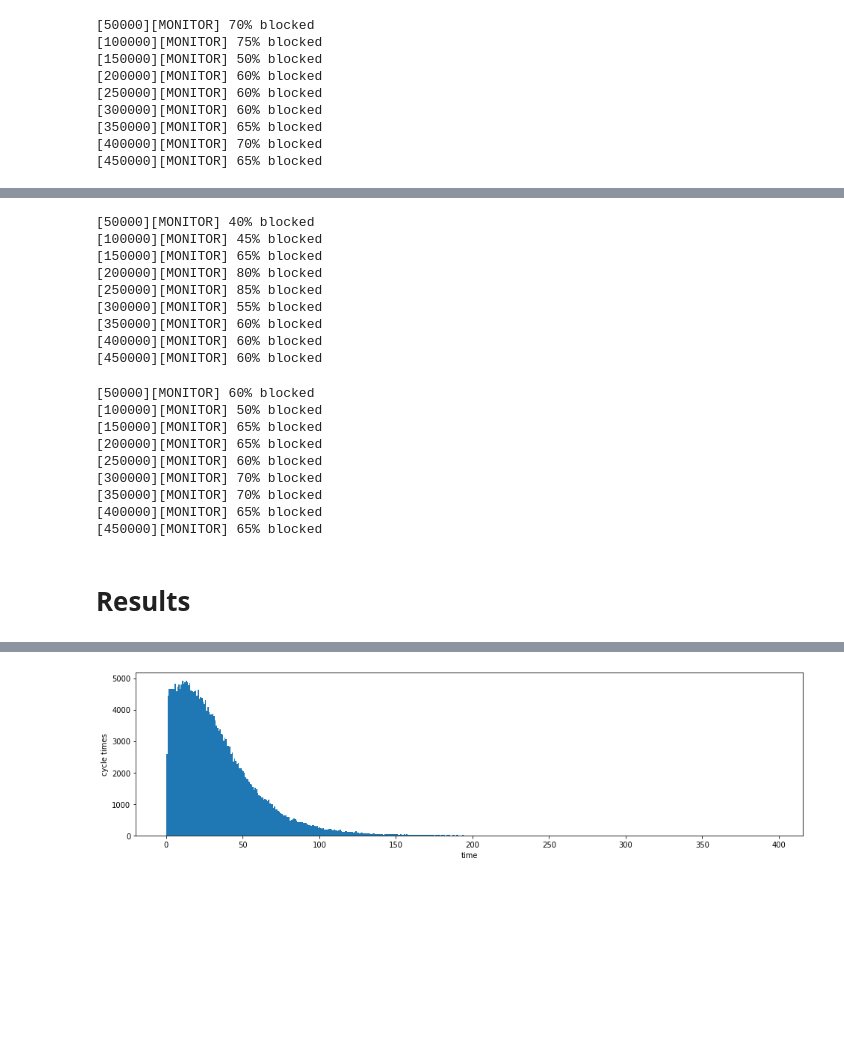
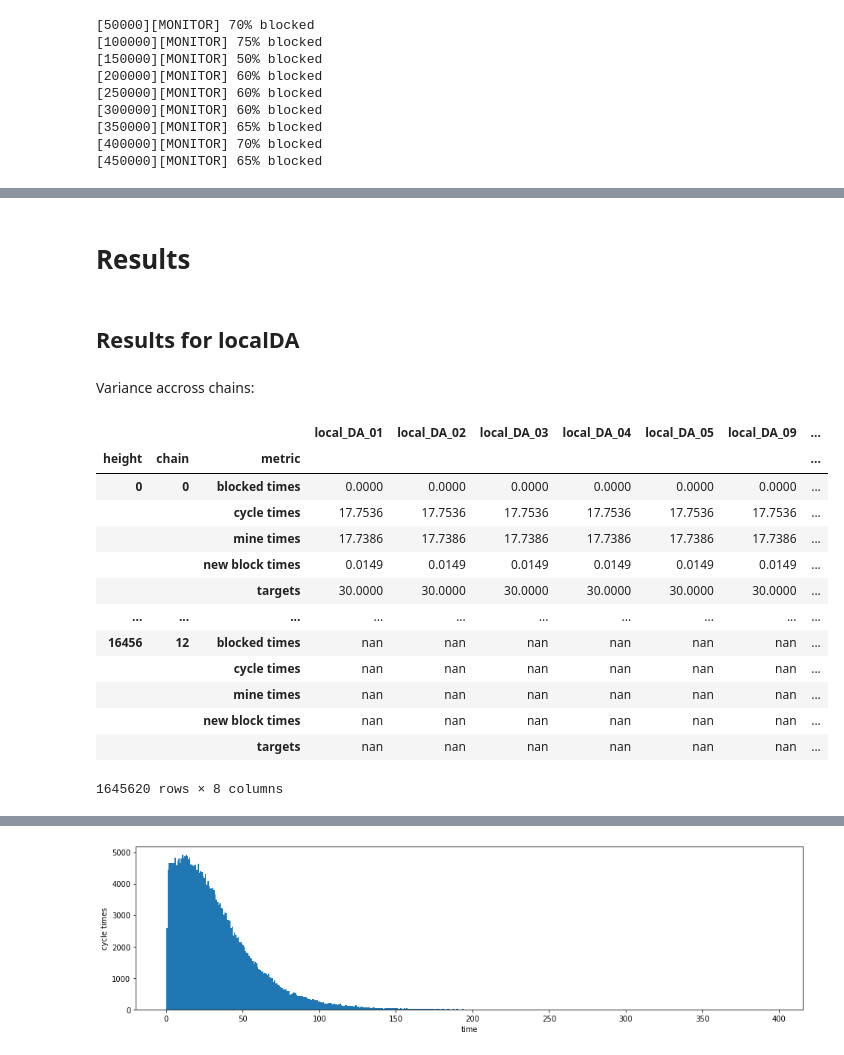
Before and after one commit to larskuhtz/ChainwebSimulations, a Jupyter notebook: DifficultyAdjustment.ipynb, the cells around one changed output, grey strips where cells are left out. Cells and saved outputs as stored; diff of their text form; code cells hidden in the pictures; blank space fills up the shorter version.

```diff
--- a/DifficultyAdjustment.ipynb
+++ b/DifficultyAdjustment.ipynb
@@ -584,37 +656,3 @@ cw = main(conf, 500000)
-# %%
-# Run standard config with AvgDA
-# * 1 hash function
-# * block time at .9 of solve time
-# * pact validation 0.02sec
-#
-cw = main(Config(AvgDA), 500000)
-# %% [output]
-[50000][MONITOR] 40% blocked
-[100000][MONITOR] 45% blocked
-[150000][MONITOR] 65% blocked
-[200000][MONITOR] 80% blocked
-[250000][MONITOR] 85% blocked
-[300000][MONITOR] 55% blocked
-[350000][MONITOR] 60% blocked
-[400000][MONITOR] 60% blocked
-[450000][MONITOR] 60% blocked
-# %%
-# Run standard config with ChainDA
-# * 1 hash function
-# * block time at .9 of solve time
-# * pact validation 0.02sec
-#
-cw = main(Config(ChainDA), 500000)
-# %% [output]
-[50000][MONITOR] 60% blocked
-[100000][MONITOR] 50% blocked
-[150000][MONITOR] 65% blocked
-[200000][MONITOR] 65% blocked
-[250000][MONITOR] 60% blocked
-[300000][MONITOR] 70% blocked
-[350000][MONITOR] 70% blocked
-[400000][MONITOR] 65% blocked
-[450000][MONITOR] 65% blocked
 # %% [markdown]
 # Results
 # %%
@@ -623,0 +673,2 @@ plt.rcParams["figure.figsize"] = [16,12]
+# %% [markdown]
+## Results for localDA
@@ -623,0 +688,19 @@ plt.rcParams["figure.figsize"] = [16,12]
+# %% [markdown]
+Variance accross chains:
+# %%
+cs_localDA
+# %% [output]
+|  |  |  | local_DA_01 | local_DA_02 | local_DA_03 | local_DA_04 | local_DA_05 | local_DA_09 | ... |
+| height | chain | metric |  |  |  |  |  |  | ... |
+| 0 | 0 | blocked times | 0.0000 | 0.0000 | 0.0000 | 0.0000 | 0.0000 | 0.0000 | ... |
+|  |  | cycle times | 17.7536 | 17.7536 | 17.7536 | 17.7536 | 17.7536 | 17.7536 | ... |
+|  |  | mine times | 17.7386 | 17.7386 | 17.7386 | 17.7386 | 17.7386 | 17.7386 | ... |
+|  |  | new block times | 0.0149 | 0.0149 | 0.0149 | 0.0149 | 0.0149 | 0.0149 | ... |
+|  |  | targets | 30.0000 | 30.0000 | 30.0000 | 30.0000 | 30.0000 | 30.0000 | ... |
+| ... | ... | ... | ... | ... | ... | ... | ... | ... | ... |
+| 16456 | 12 | blocked times | nan | nan | nan | nan | nan | nan | ... |
+|  |  | cycle times | nan | nan | nan | nan | nan | nan | ... |
+|  |  | mine times | nan | nan | nan | nan | nan | nan | ... |
+|  |  | new block times | nan | nan | nan | nan | nan | nan | ... |
+|  |  | targets | nan | nan | nan | nan | nan | nan | ... |
+1645620 rows × 8 columns
```
Also changed, not shown: parts of 18 cells of this notebook.
